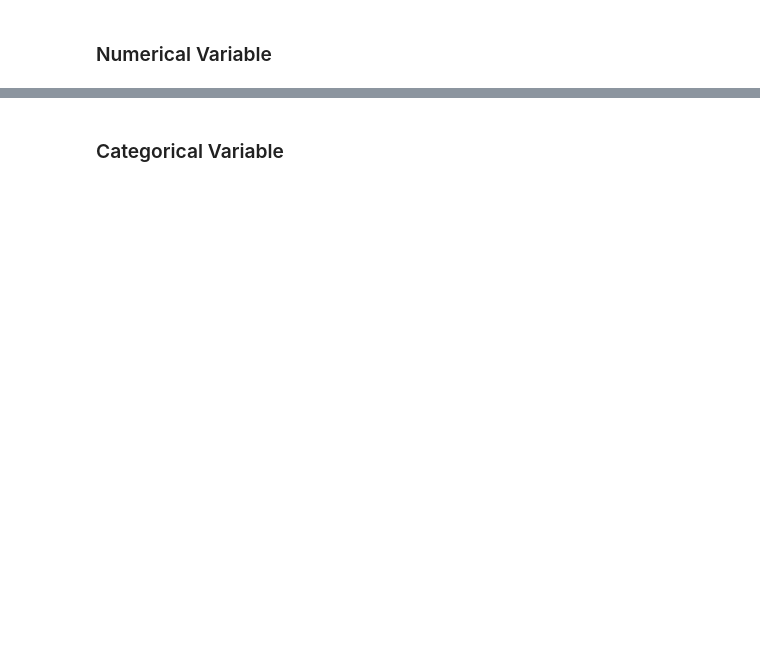
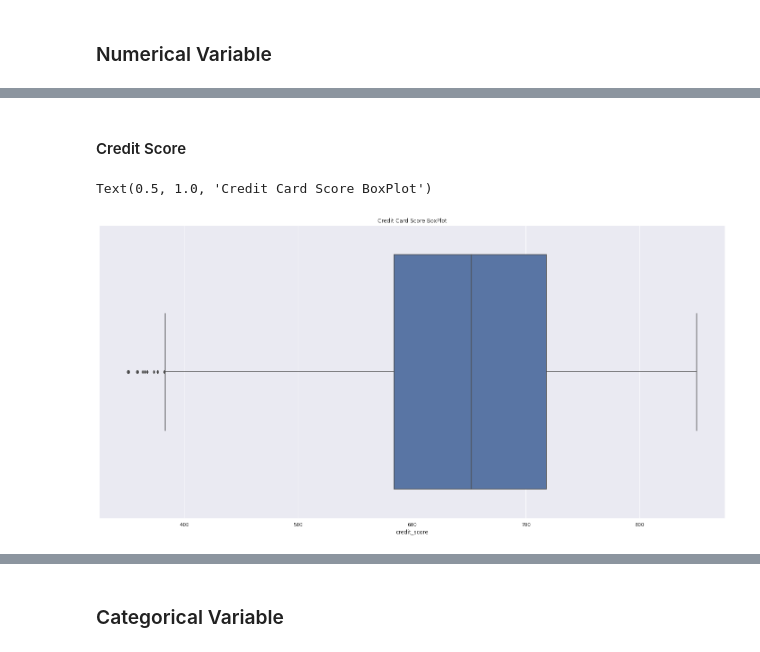
Before and after one commit to marxcerqueira/Kaggle-Client-Churn-Prediction, a Jupyter notebook: notebooks/c1.0-mc-end-to-end-churn-prediction.ipynb, the cells around one changed output, grey strips where cells are left out. Cells and saved outputs as stored; diff of their text form; code cells hidden in the pictures; blank space fills up the shorter version.

```diff
--- a/notebooks/c1.0-mc-end-to-end-churn-prediction.ipynb
+++ b/notebooks/c1.0-mc-end-to-end-churn-prediction.ipynb
@@ -621,0 +787,2 @@ df2 = df2.drop('row_number', axis = 1)
+# %% [markdown]
+#### Credit Score
@@ -621,0 +801,7 @@ df2 = df2.drop('row_number', axis = 1)
+# %%
+# credit score
+sns.boxplot( x = 'credit_score', data = df3)
+plt.title('Credit Card Score BoxPlot');
+# %% [output]
+Text(0.5, 1.0, 'Credit Card Score BoxPlot')
+[figure, added]
```
Also changed, not shown: parts of 32 cells of this notebook.
